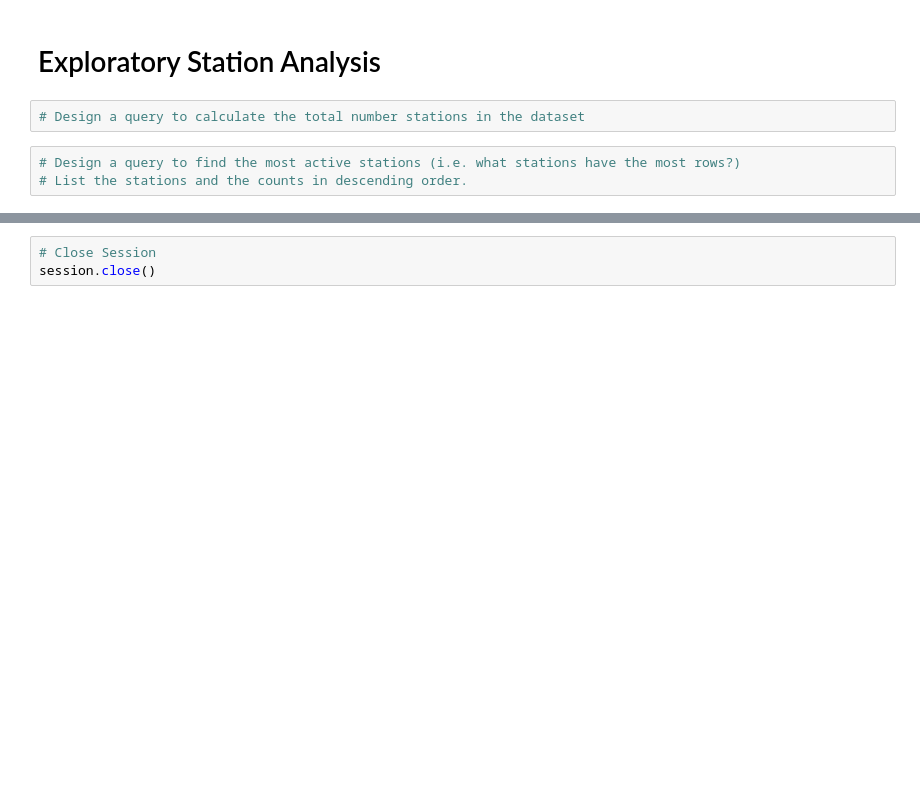
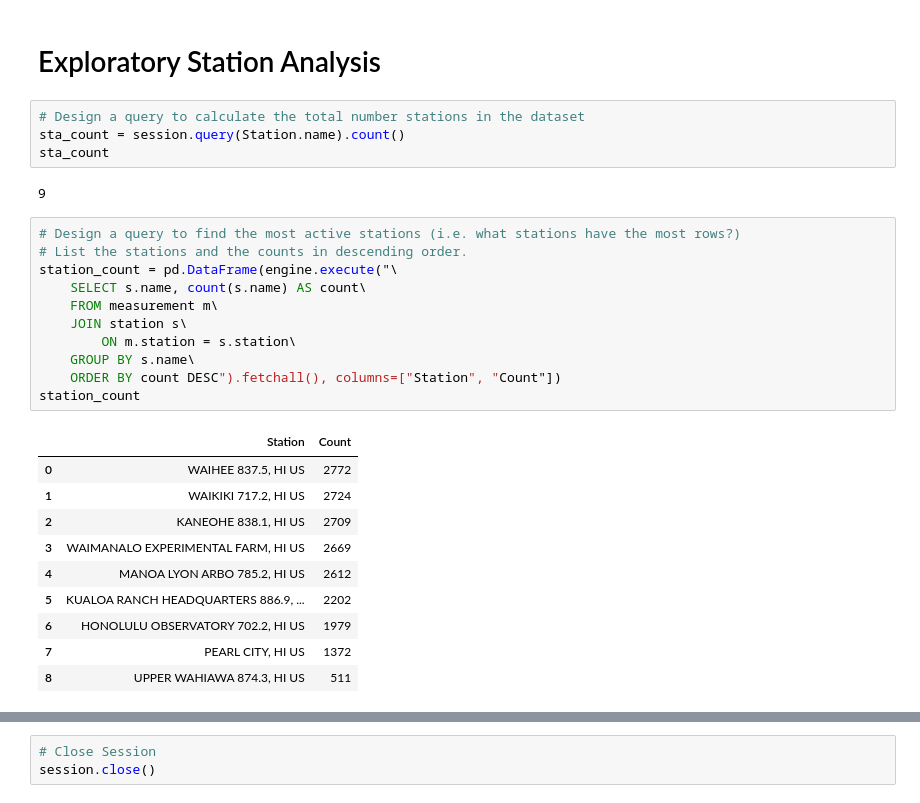
Before and after one commit to abaker178/sqlalchemy-challenge, a Jupyter notebook: climate.ipynb, the cells around one changed output, grey strips where cells are left out. Cells and saved outputs as stored; diff of their text form; blank space fills up the shorter version.

```diff
--- a/climate.ipynb
+++ b/climate.ipynb
@@ -64,6 +115,29 @@ session = Session(engine)
 # Exploratory Station Analysis
 # %%
 # Design a query to calculate the total number stations in the dataset
+sta_count = session.query(Station.name).count()
+sta_count
+# %% [output]
+9
 # %%
 # Design a query to find the most active stations (i.e. what stations have the most rows?)
 # List the stations and the counts in descending order.
+station_count = pd.DataFrame(engine.execute("\
+    SELECT s.name, count(s.name) AS count\
+    FROM measurement m\
+    JOIN station s\
+        ON m.station = s.station\
+    GROUP BY s.name\
+    ORDER BY count DESC").fetchall(), columns=["Station", "Count"])
+station_count
+# %% [output]
+|  | Station | Count |
+| 0 | WAIHEE 837.5, HI US | 2772 |
+| 1 | WAIKIKI 717.2, HI US | 2724 |
+| 2 | KANEOHE 838.1, HI US | 2709 |
+| 3 | WAIMANALO EXPERIMENTAL FARM, HI US | 2669 |
+| 4 | MANOA LYON ARBO 785.2, HI US | 2612 |
+| 5 | KUALOA RANCH HEADQUARTERS 886.9, ... | 2202 |
+| 6 | HONOLULU OBSERVATORY 702.2, HI US | 1979 |
+| 7 | PEARL CITY, HI US | 1372 |
+| 8 | UPPER WAHIAWA 874.3, HI US | 511 |
```
Also changed, not shown: parts of 9 cells of this notebook.
